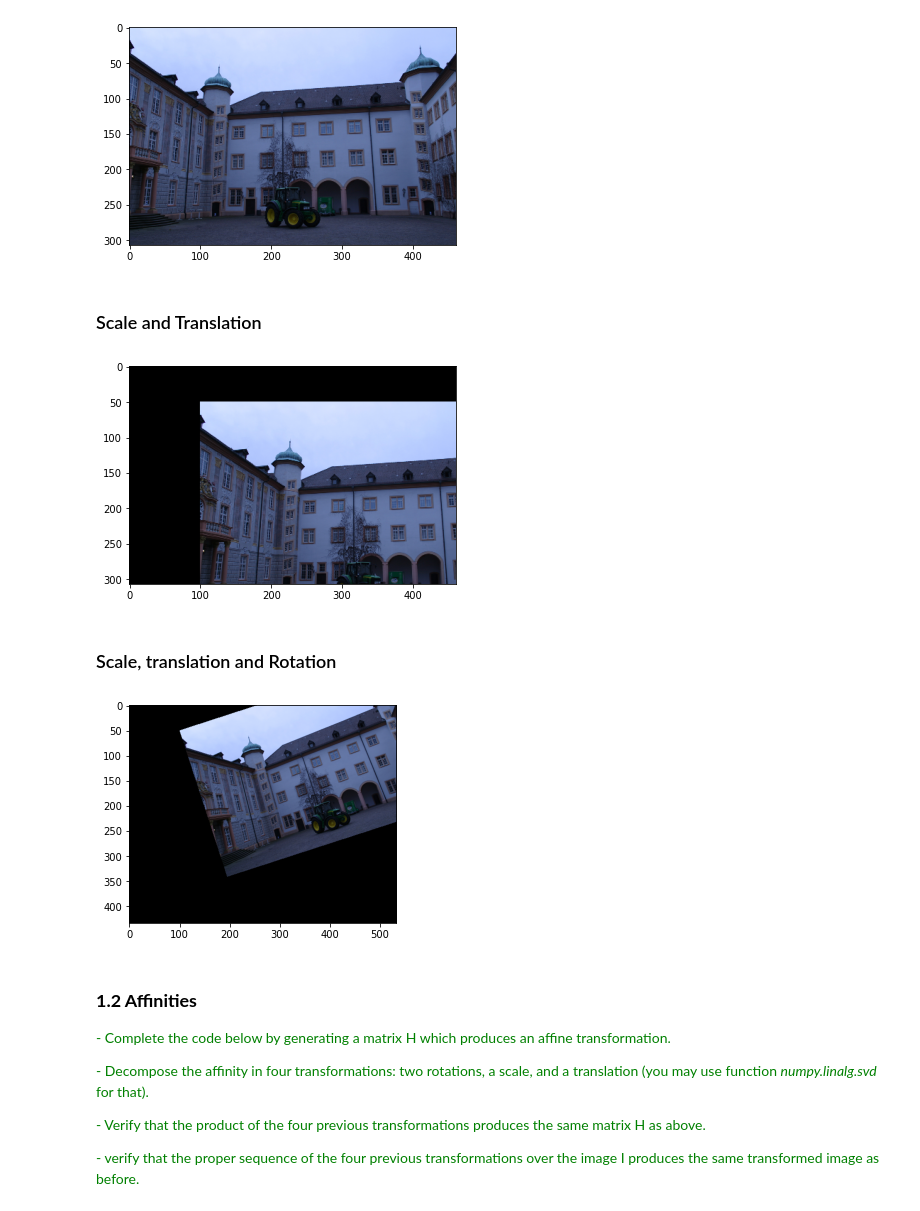
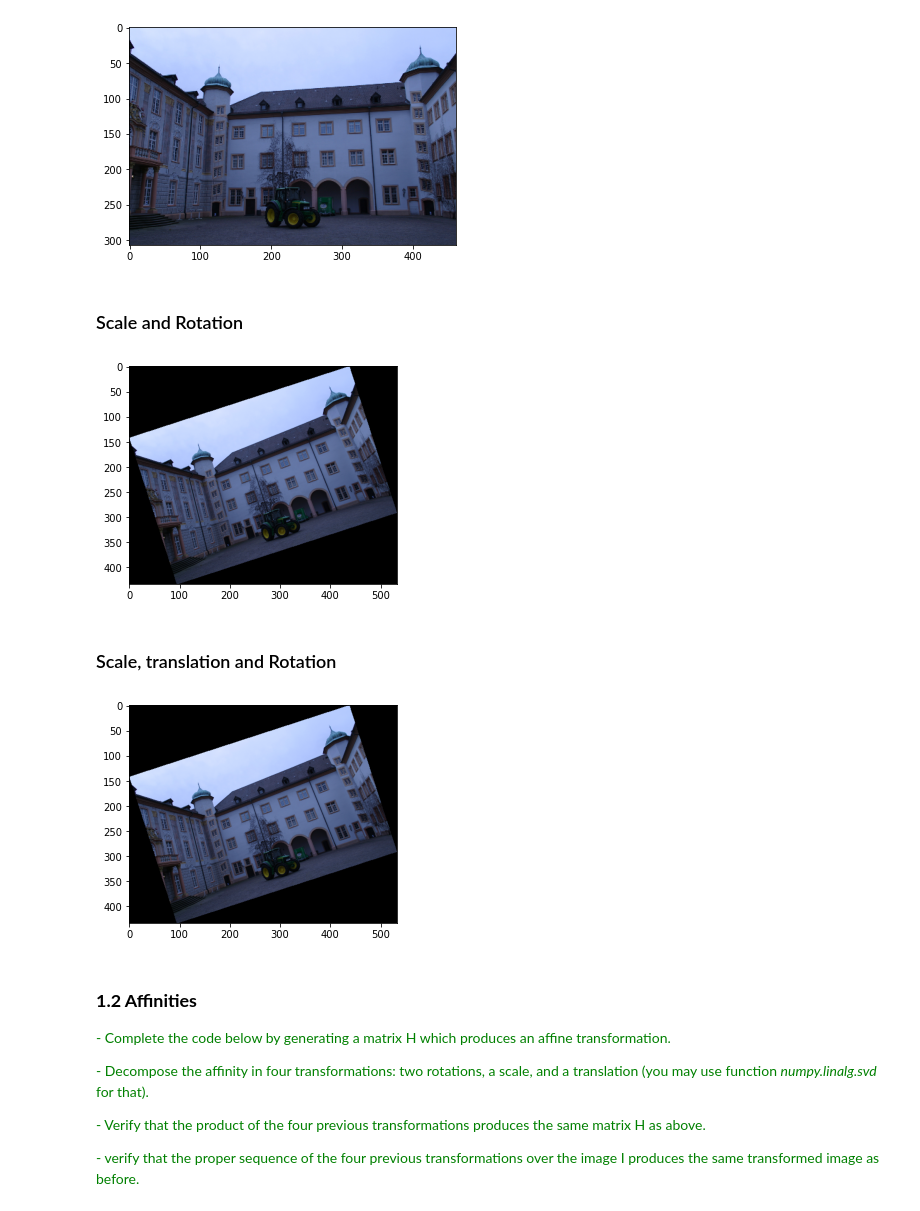
Before and after one commit to brugues/MCV-M4, a Jupyter notebook: lab1/lab1.ipynb, the cells around one changed output. Cells and saved outputs as stored; diff of their text form; code cells hidden in the pictures.

Commit message:
Image translation

```diff
--- a/lab1/lab1.ipynb
+++ b/lab1/lab1.ipynb
@@ -45,20 +45,19 @@ def apply_H(I, H):
     coords_c[:, 0] = np.divide(coords_h[:, 0], coords_h[:, 2])
     coords_c[:, 1] = np.divide(coords_h[:, 1], coords_h[:, 2])
 
-    x_max = np.max(coords_c[:,1])
-    x_min = np.min(coords_c[:,1])
-    y_max = np.max(coords_c[:,0])
-    y_min = np.min(coords_c[:,0])
+    x_max = int(np.max(coords_c[:,1]))
+    x_min = int(np.min(coords_c[:,1]))
+    y_max = int(np.max(coords_c[:,0]))
+    y_min = int(np.min(coords_c[:,0]))
 
-    w_out = int(x_max-x_min)
-    h_out = int(y_max-y_min)
+    w_out = x_max-x_min
+    h_out = y_max-y_min
 
     out = np.zeros((h_out, w_out, n_channels))
-    out_2 = np.zeros((h_out, w_out, n_channels))
 
-    out_rows = np.arange(h_out)
-    out_cols = np.arange(w_out)
-    out_coords = np.empty((len(out_rows), len(out_cols), 3))
+    out_rows = np.arange(y_min, y_max, 1)
+    out_cols = np.arange(x_min, x_max, 1)
+    out_coords = np.empty((h_out, w_out, 3))
     out_coords[..., 0] = out_rows[:, None]
     out_coords[..., 1] = out_cols
     out_coords[..., 2] = 1
@@ -90,7 +89,7 @@ def apply_H(I, H):
 <span style='color:Green'> - Complete the code below by generating a matrix H which produces a similarity transformation. </span>
 # %%
 # Format of H in the slides (Lecture 2a)
-def _create_H(theta, R, s, t):
+def _create_H(R, s, t):
     return [[s*R[0][0],  s*R[0][1],  t[0]],
              [s*R[1][0],  s*R[1][1],  t[1]],
              [0,  0,  1]]
@@ -103,19 +102,19 @@ theta = 0; # Random angle
 R = [[np.cos(theta), -np.sin(theta)], [np.sin(theta), np.cos(theta)]] #Rotation matrix (https://en.wikipedia.org/wiki/Rotation_matrix)
 s = 0.5 # Scaling factor
 t = [0, 0] # Translation Vector (random values)
-I_scale = apply_H(np.array(I), _create_H(theta, R, s, t))
+I_scale = apply_H(np.array(I), _create_H(R, s, t))
 I_scale = Image.fromarray(I_scale.astype(np.uint8)) #to convert from array to image
 
-# Scale and translation
-t = [50, 100]
-I_scale_translation = apply_H(np.array(I), _create_H(theta, R, s, t))
-I_scale_translation = Image.fromarray(I_scale_translation.astype(np.uint8)) #to convert from array to image
-
+# Scale and rotation
+s = 0.5
+theta = 0.1*np.pi
+R = [[np.cos(theta), -np.sin(theta)], [np.sin(theta), np.cos(theta)]] #Rotation matrix (https://en.wikipedia.org/wiki/Rotation_matrix)
+I_scale_rotation = apply_H(np.array(I), _create_H(R, s, t))
+I_scale_rotation = Image.fromarray(I_scale_rotation.astype(np.uint8)) #to convert from array to image
 
 # Scale, rotation and translation
-theta = 0.1*np.pi
-R = [[np.cos(theta), -np.sin(theta)], [np.sin(theta), np.cos(theta)]]
-I_scale_translation_rotation = apply_H(np.array(I), _create_H(theta, R, s, t))
+t = [20, 30]
+I_scale_translation_rotation = apply_H(np.array(I), _create_H(R, s, t))
 I_scale_translation_rotation = Image.fromarray(I_scale_translation_rotation.astype(np.uint8)) #to convert from array to image
 # %% [output]
 [figure]
@@ -126,17 +125,17 @@ plot_img(I_scale)
 # %% [output]
 [figure]
 # %% [markdown]
-### Scale and Translation
+### Scale and Rotation
 # %%
-plot_img(I_scale_translation)
+plot_img(I_scale_rotation)
 # %% [output]
-[figure, old version]
+[figure, new version]
 # %% [markdown]
 ### Scale, translation and Rotation
 # %%
 plot_img(I_scale_translation_rotation)
 # %% [output]
-[figure, old version]
+[figure, new version]
 # %% [markdown]
 ### **1.2 Affinities**
 
```
Also changed, not shown: parts of 3 cells of this notebook.
